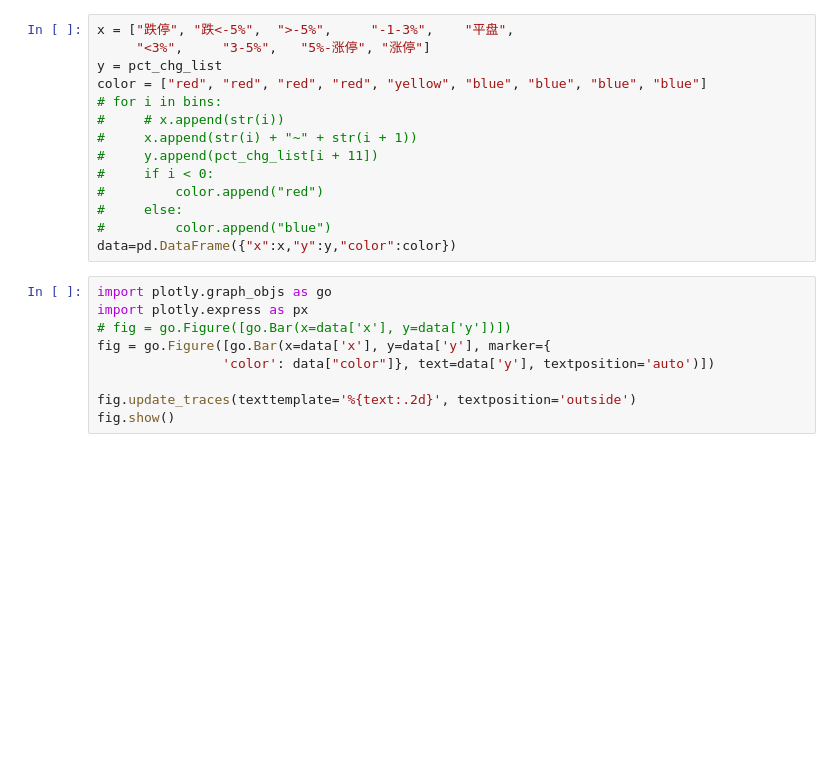
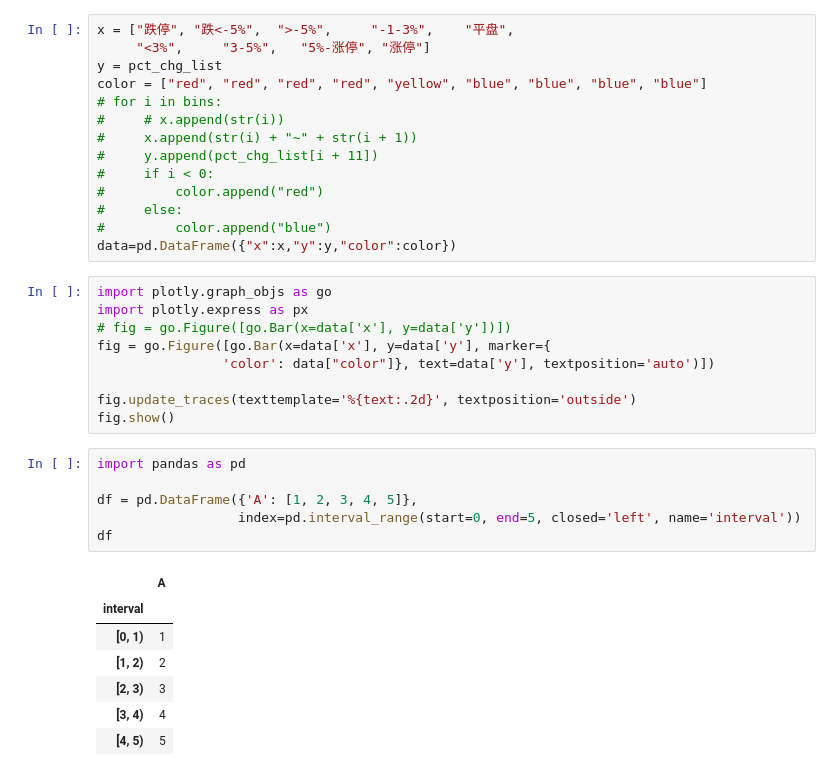
Before and after one commit to minikiller/streamlit-project, a Jupyter notebook: example/for_bar.ipynb, the cells around one changed output. Cells and saved outputs as stored; diff of their text form; blank space fills up the shorter version.

```diff
--- a/example/for_bar.ipynb
+++ b/example/for_bar.ipynb
@@ -426,3 +426,17 @@ fig = go.Figure([go.Bar(x=data['x'], y=data['y'], marker={
 
 fig.update_traces(texttemplate='%{text:.2d}', textposition='outside')
 fig.show()
+# %%
+import pandas as pd
+
+df = pd.DataFrame({'A': [1, 2, 3, 4, 5]},
+                  index=pd.interval_range(start=0, end=5, closed='left', name='interval'))
+df
+# %% [output]
+|  | A |
+| interval |  |
+| [0, 1) | 1 |
+| [1, 2) | 2 |
+| [2, 3) | 3 |
+| [3, 4) | 4 |
+| [4, 5) | 5 |
```
Also changed, not shown: parts of 15 cells of this notebook, 8 other files.
